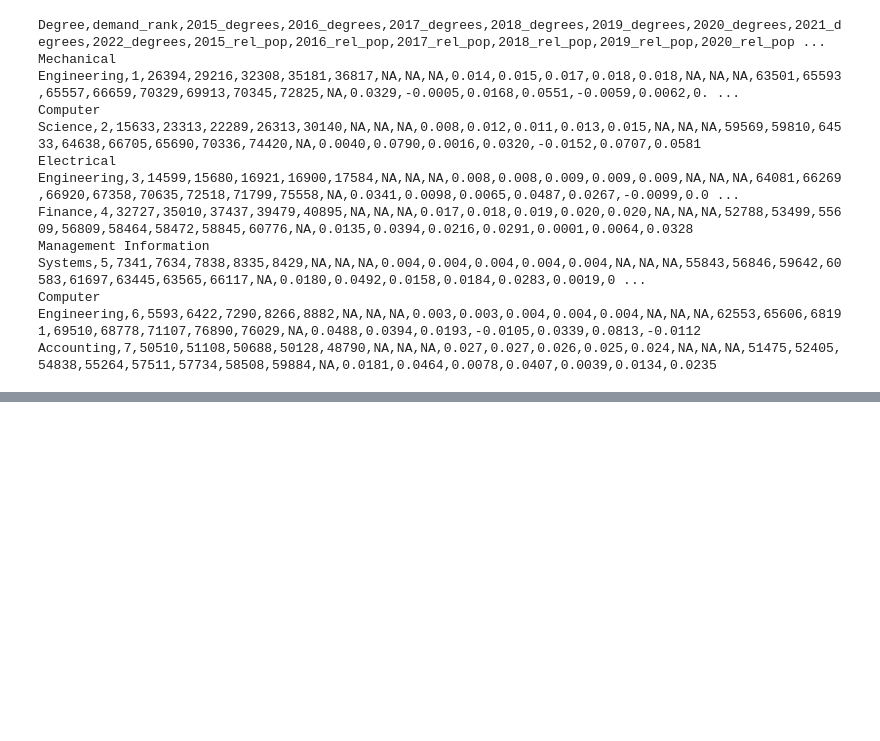
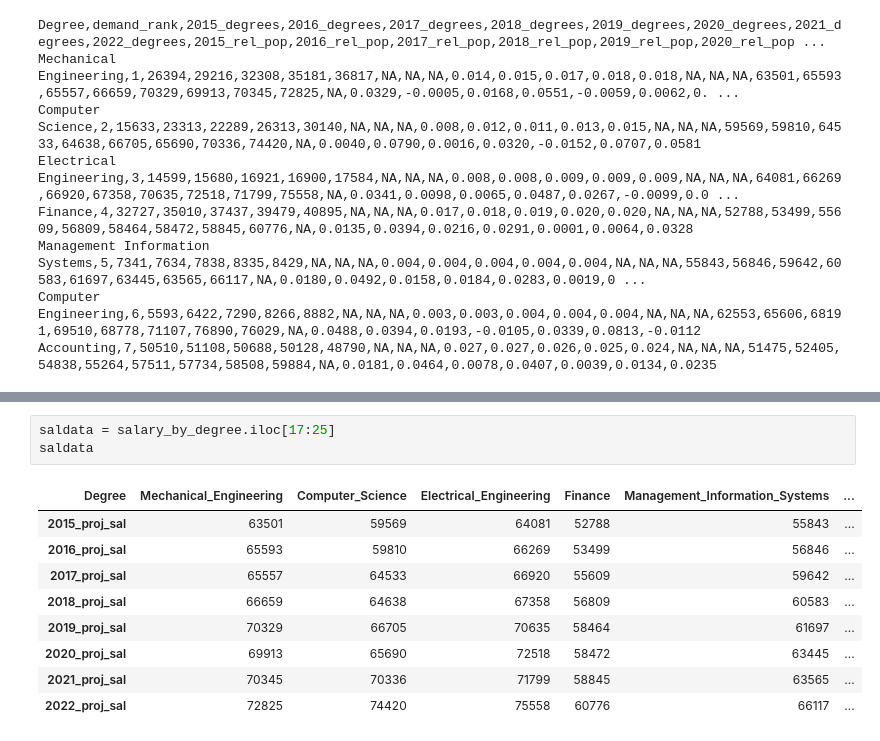
Before and after one commit to gitjgoud/python-bachelor-salary-projections, a Jupyter notebook: salary_projection_by_degree.ipynb, the cells around one changed output, grey strips where cells are left out. Drawn from its saved outputs; the diff is of its cells as text; blank space fills up the shorter version.

```diff
--- a/salary_projection_by_degree.ipynb
+++ b/salary_projection_by_degree.ipynb
@@ -59,0 +72,13 @@ salary_by_degree
+# %%
+saldata = salary_by_degree.iloc[17:25]
+saldata
+# %% [output]
+| Degree | Mechanical_Engineering | Computer_Science | Electrical_Engineering | Finance | Management_Information_Systems | ... |
+| 2015_proj_sal | 63501 | 59569 | 64081 | 52788 | 55843 | ... |
+| 2016_proj_sal | 65593 | 59810 | 66269 | 53499 | 56846 | ... |
+| 2017_proj_sal | 65557 | 64533 | 66920 | 55609 | 59642 | ... |
+| 2018_proj_sal | 66659 | 64638 | 67358 | 56809 | 60583 | ... |
+| 2019_proj_sal | 70329 | 66705 | 70635 | 58464 | 61697 | ... |
+| 2020_proj_sal | 69913 | 65690 | 72518 | 58472 | 63445 | ... |
+| 2021_proj_sal | 70345 | 70336 | 71799 | 58845 | 63565 | ... |
+| 2022_proj_sal | 72825 | 74420 | 75558 | 60776 | 66117 | ... |
```
Also changed, not shown: parts of 5 cells of this notebook.
